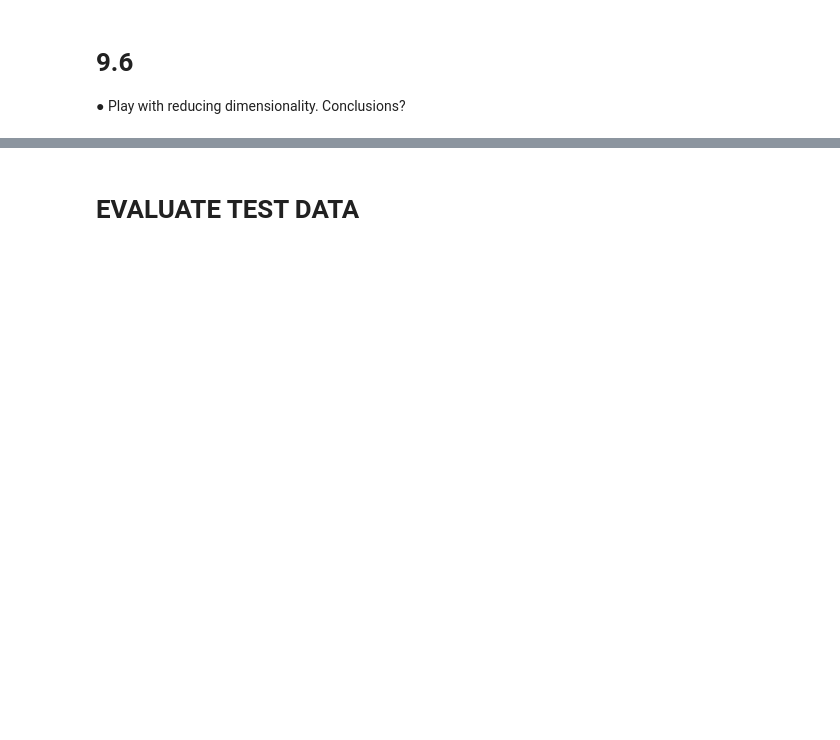
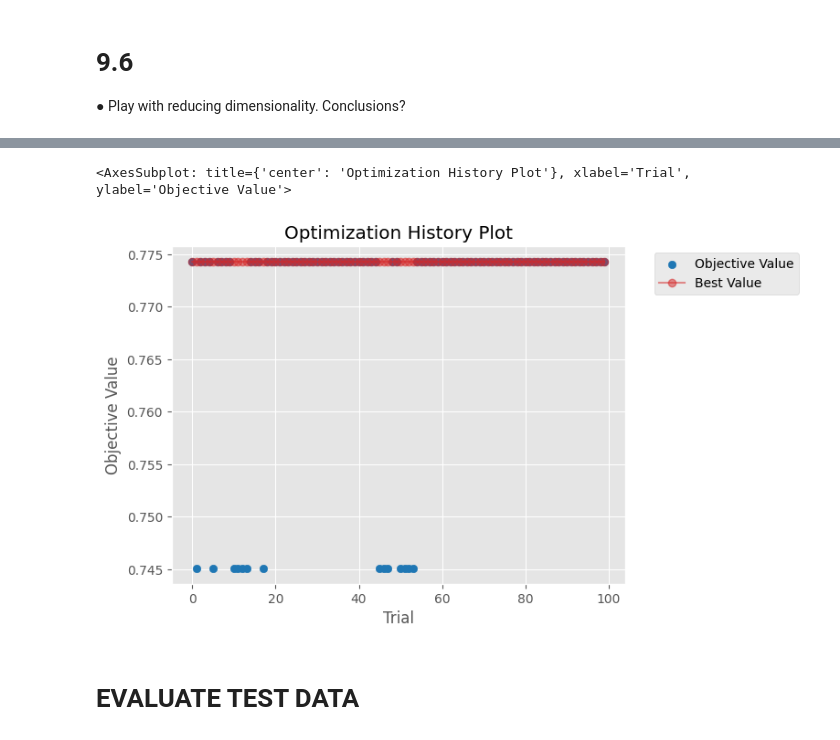
Before and after one commit to guillem-cf/M3-Project, a Jupyter notebook: Week1/BagofVisualWords.ipynb, the cells around one changed output, grey strips where cells are left out. Cells and saved outputs as stored; diff of their text form; code cells hidden in the pictures; blank space fills up the shorter version.

```diff
--- a/Week1/BagofVisualWords.ipynb
+++ b/Week1/BagofVisualWords.ipynb
@@ -667,10 +667,10 @@ def compare_distances_classifier(trial):
     test_descriptors, test_labels_descrip = extract_features(
         test_images_filenames, test_labels, DESCRIPTOR)
 
-    clustering = partial(cluster_local_features, n_clusters=1024)
+    clustering = partial(cluster_local_features, n_clusters=256)
     dim_reduction_type = dim_reduction["None"]()
     classifier = classifiers["KNN"](
-        n_neighbors=10, n_jobs=8, metric=metric)
+        n_neighbors=4, n_jobs=8, metric=metric)
 
     ex_trainer = BoVWClassifier(clustering, classifier, dim_reduction_type)
     ex_cv = FastCrossValidator(
@@ -683,13 +683,11 @@ def compare_distances_classifier(trial):
 
 # random, grid search all of you want sampler https://optuna.readthedocs.io/en/stable/reference/samplers/index.html
 sampler = TPESampler(seed=42)
-try:
-    study = optuna.load_study(study_name="Distances", storage="sqlite:///bbdd.db")
-except:
-    study = optuna.create_study(study_name="Distances",
-                                direction='maximize', sampler=sampler, storage="sqlite:///bbdd.db")
-    study.optimize(compare_distances_classifier, n_trials=100,
-                n_jobs=8, gc_after_trial=True)
+
+study = optuna.create_study(study_name="Distances",
+                            direction='maximize', sampler=sampler, storage="sqlite:///bbdd.db", load_if_exists=True)
+study.optimize(compare_distances_classifier, n_trials=25,
+            n_jobs=8, gc_after_trial=True)
 
 df = study.trials_dataframe()
 df.to_csv("distances.csv")
@@ -768,10 +741,10 @@ def compare_dimensionality(trial):
     dimensionality_reduction = trial.suggest_categorical(
         'dimensionality_reduction', ["PCA", "LDA"])
 
-    clustering = partial(cluster_local_features, n_clusters=256)
+    clustering = partial(cluster_local_features, n_clusters=1024)
     dim_reduction_type = dim_reduction[dimensionality_reduction]()
     classifier = classifiers["KNN"](
-        n_neighbors=4, n_jobs=8, metric='euclidean')
+        n_neighbors=10, n_jobs=8, metric='euclidean')
 
     ex_trainer = BoVWClassifier(clustering, classifier, dim_reduction_type)
     ex_cv = FastCrossValidator(
@@ -802,3 +789,8 @@ gc.collect()
+# %%
+plot_optimization_history(study)
+# %% [output]
+<AxesSubplot: title={'center': 'Optimization History Plot'}, xlabel='Trial', ylabel='Objective Value'>
+[figure, added]
 # %% [markdown]
 # EVALUATE TEST DATA
 # %%
```
Also changed, not shown: parts of 5 cells of this notebook, 3 other files.
